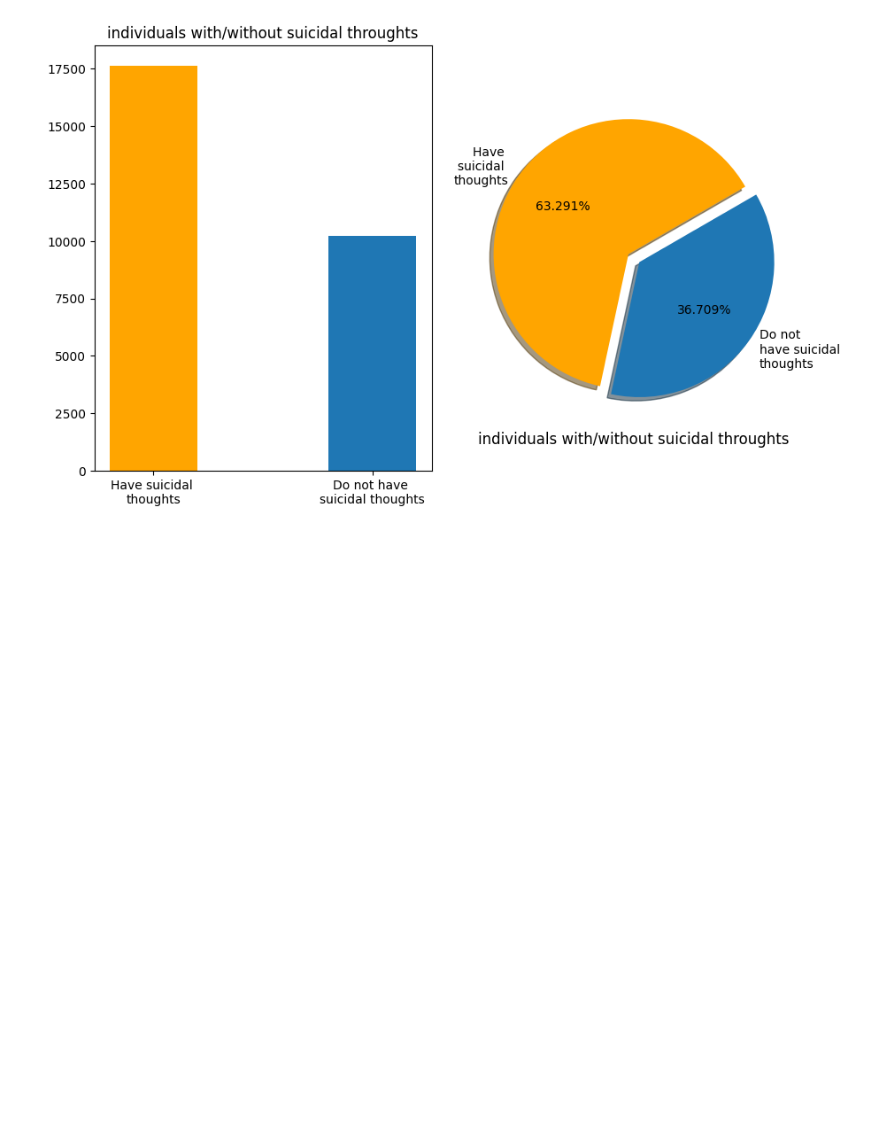
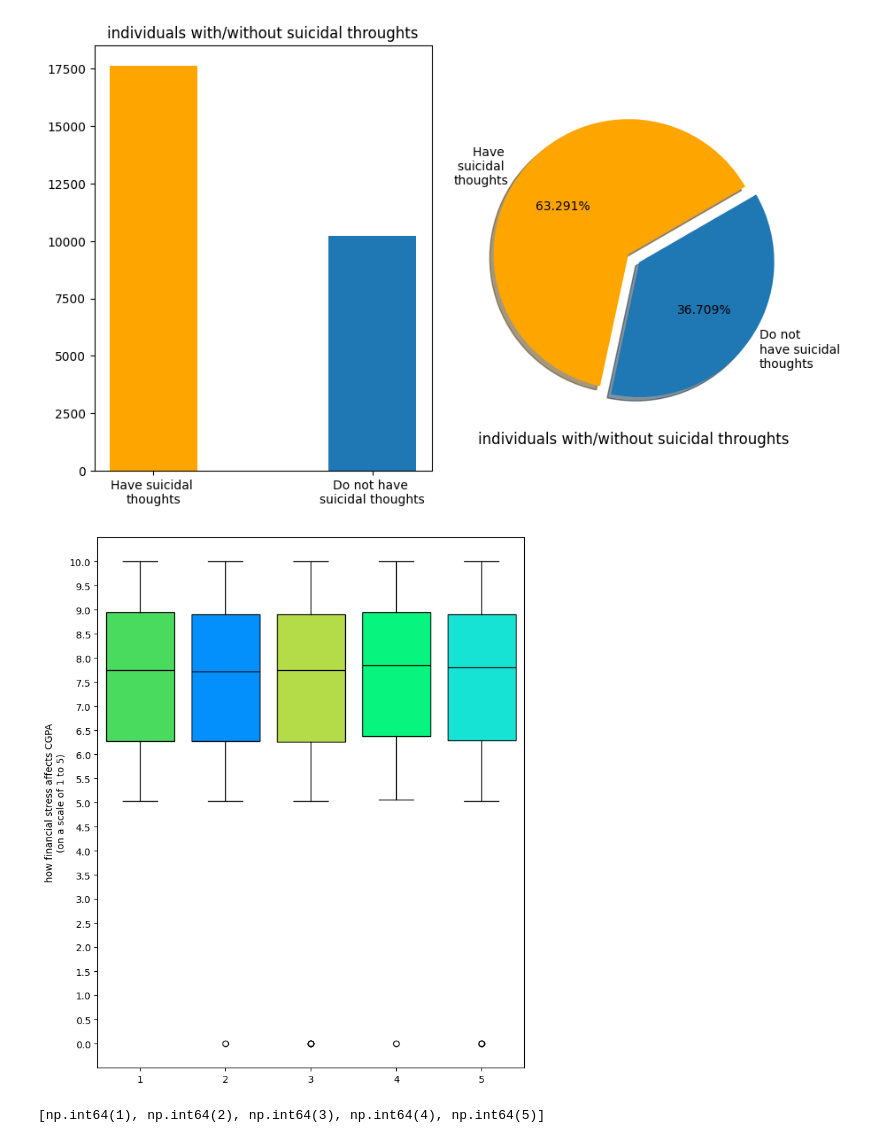
Before and after one commit to gagankumar2488/student_depression_data_analysis, a Jupyter notebook: analysis/analysis_process.ipynb, the cells around one changed output. Cells and saved outputs as stored; diff of their text form; code cells hidden in the pictures; blank space fills up the shorter version.

```diff
--- a/analysis/analysis_process.ipynb
+++ b/analysis/analysis_process.ipynb
@@ -461,3 +462,34 @@ plt.subplots_adjust(left=0.1, right=0.9, top=0.9, bottom=0.1, wspace=0.1, hspace
 plt.show()
 # %% [output]
 [figure]
+# %%
+fig, axes = plt.subplots(nrows=1,ncols=1,figsize=(8,10))
+labels = sorted(df['Financial Stress'].unique())
+collection = []
+colors = ['#48db5e','#0390fc','#b4db48','#07f57e','#17e3d5']
+
+for x in sorted(df['Financial Stress'].unique()) :
+    collection.append(df[df['Financial Stress']==x]['CGPA'])
+
+bplot = axes.boxplot(collection, widths=0.80,
+                   patch_artist=True,
+                   tick_labels=labels)
+
+for patch, color in zip(bplot['boxes'], colors):
+    patch.set_facecolor(color)
+
+for median in bplot['medians']:
+    median.set_color('black')
+
+axes.tick_params(axis='x', labelrotation=0)
+axes.set_ylabel('how financial stress affects CGPA\n(on a scale of 1 to 5)')
+axes.set_yticks(np.arange(0,10.5,0.5))
+axes.set_yticklabels(np.arange(0,10.5,0.5))
+
+plt.show()
+# %% [output]
+[figure, added]
+# %%
+sorted(df['Financial Stress'].unique())
+# %% [output]
+[np.int64(1), np.int64(2), np.int64(3), np.int64(4), np.int64(5)]
```
Also changed, not shown: parts of 1 cell of this notebook.
